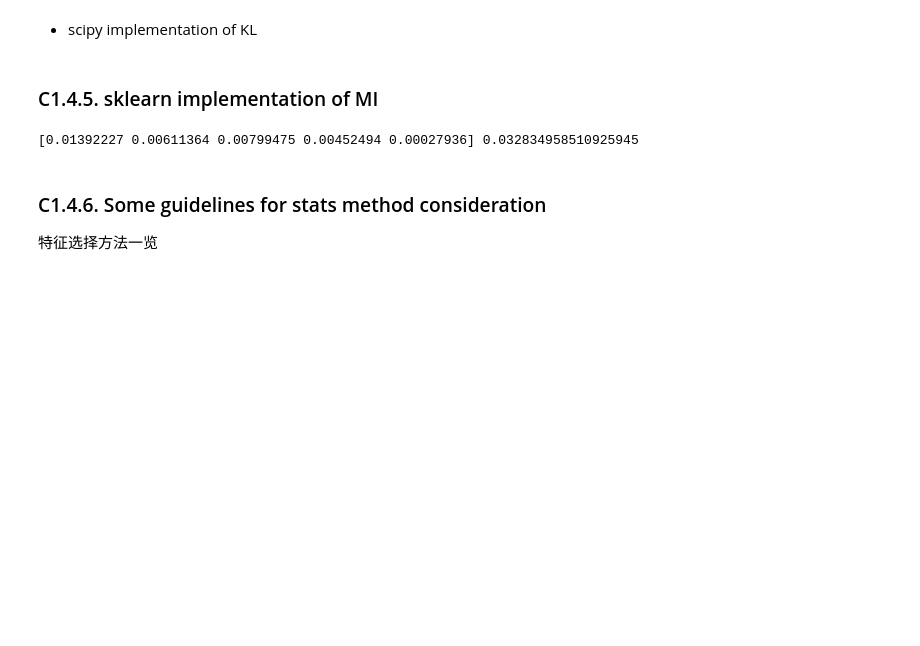
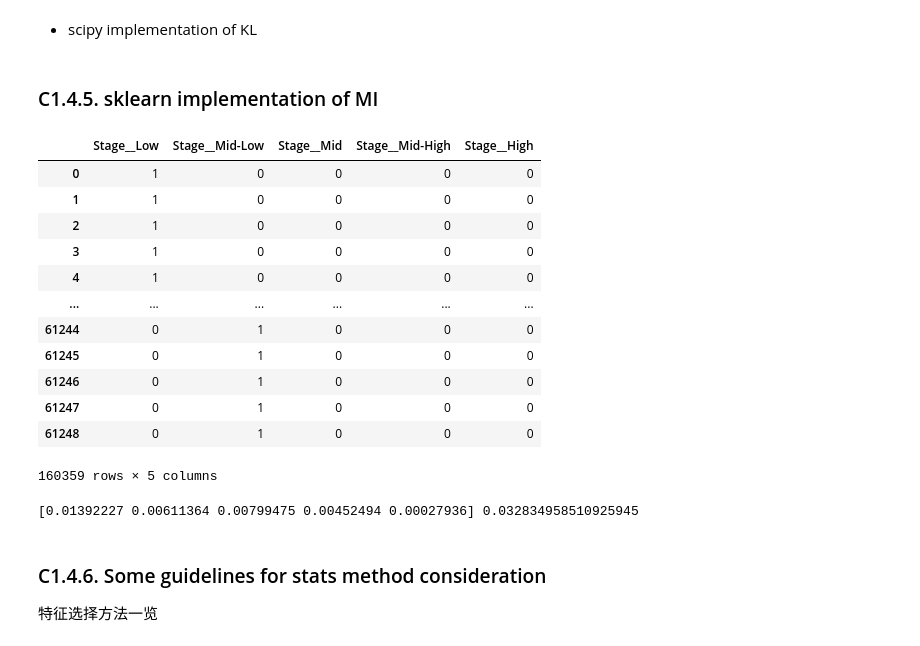
Before and after one commit to stemproaca/pdm, a Jupyter notebook: Classes/menu_C_b_FS_Biligual.ipynb, the cells around one changed output. Cells and saved outputs as stored; diff of their text form; code cells hidden in the pictures; blank space fills up the shorter version.

```diff
--- a/Classes/menu_C_b_FS_Biligual.ipynb
+++ b/Classes/menu_C_b_FS_Biligual.ipynb
@@ -656,6 +699,28 @@ from scipy.special import rel_entr
 sum(rel_entr(P, Q))
 # %% [markdown]
 ### C1.4.5. sklearn implementation of MI
+# %%
+from sklearn.feature_selection import mutual_info_classif as MIC
+tmp = DF_TRAIN.copy()
+y = tmp.pop("Flag")
+tmp["Life"] =  pd.cut(tmp['cycle'], bins=[0,200,300, 400, 500, 600], include_lowest=True,right=False, labels=["Low", "Mid-Low", "Mid", "Mid-High", "High"])
+tmp
+tmp_fd = pd.get_dummies(tmp[["Life"]], columns=["Life"], prefix=["Stage_"] )
+tmp_fd
+# %% [output]
+|  | Stage__Low | Stage__Mid-Low | Stage__Mid | Stage__Mid-High | Stage__High |
+| 0 | 1 | 0 | 0 | 0 | 0 |
+| 1 | 1 | 0 | 0 | 0 | 0 |
+| 2 | 1 | 0 | 0 | 0 | 0 |
+| 3 | 1 | 0 | 0 | 0 | 0 |
+| 4 | 1 | 0 | 0 | 0 | 0 |
+| ... | ... | ... | ... | ... | ... |
+| 61244 | 0 | 1 | 0 | 0 | 0 |
+| 61245 | 0 | 1 | 0 | 0 | 0 |
+| 61246 | 0 | 1 | 0 | 0 | 0 |
+| 61247 | 0 | 1 | 0 | 0 | 0 |
+| 61248 | 0 | 1 | 0 | 0 | 0 |
+160359 rows × 5 columns
 # %%
 from sklearn.feature_selection import mutual_info_classif as MIC
 tmp = DF_TRAIN.copy()
```
Also changed, not shown: parts of 19 cells of this notebook, 15 other files.
